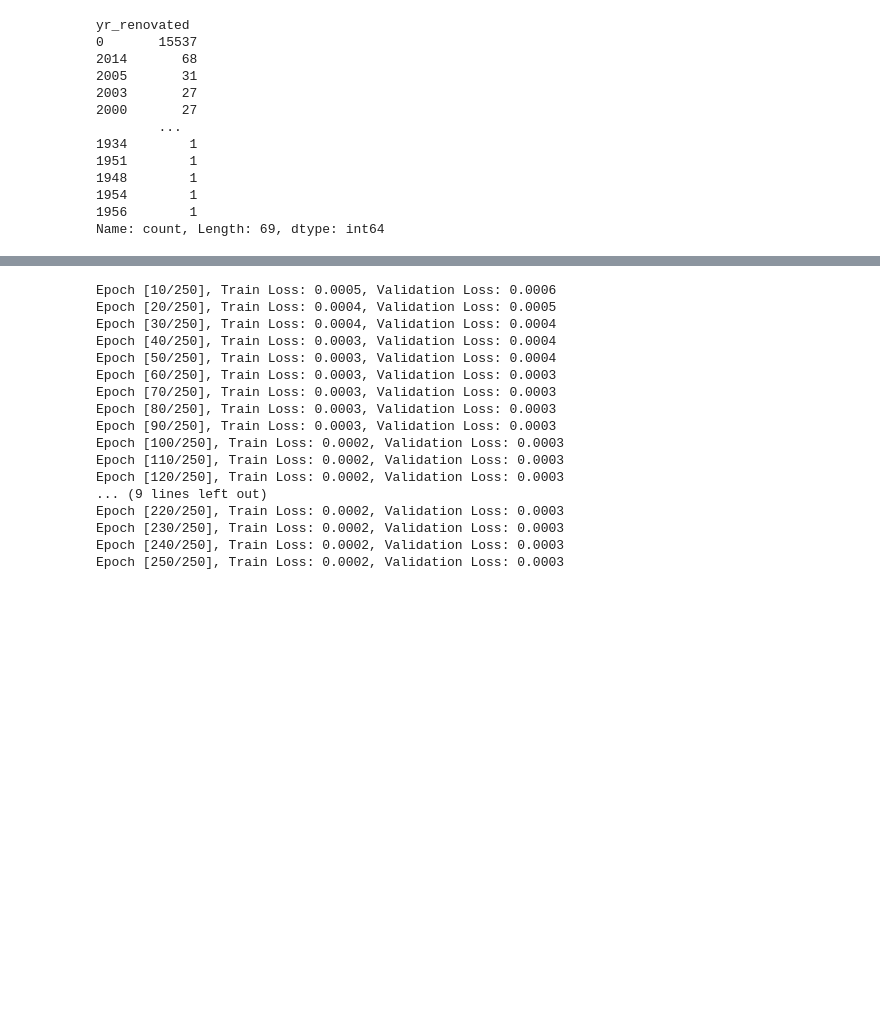
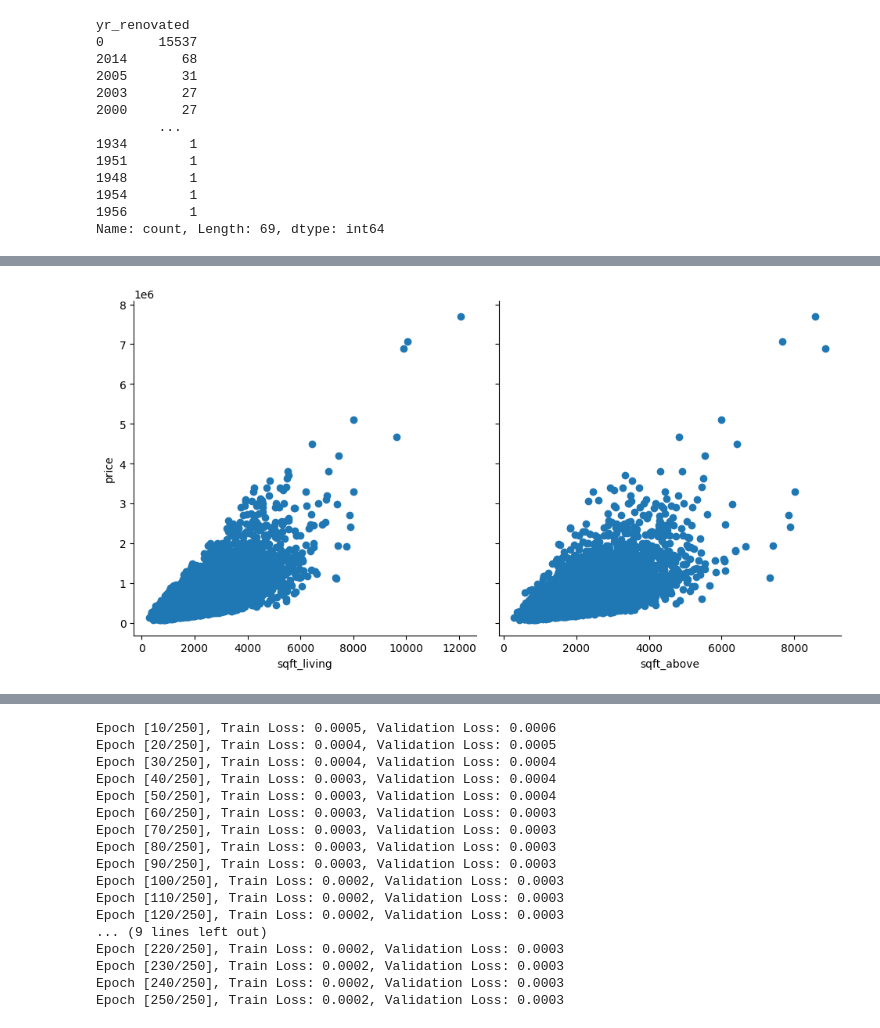
Before and after one commit to tansa1024/CDC-PROJECT, a Jupyter notebook: NN_tabular.ipynb, the cells around one changed output, grey strips where cells are left out. Saved outputs shown, nothing was run; the diff lists cells and outputs as text; code cells hidden in the pictures; blank space fills up the shorter version.

```diff
--- a/NN_tabular.ipynb
+++ b/NN_tabular.ipynb
@@ -76,0 +86,6 @@ plt.show()
+# %%
+new=sns.PairGrid(df,x_vars=['sqft_living', 'sqft_above'], y_vars=['price'],height=5,aspect=1)
+new.map(plt.scatter)
+plt.show()
+# %% [output]
+[figure, added]
```
Also changed, not shown: parts of 3 cells of this notebook.
